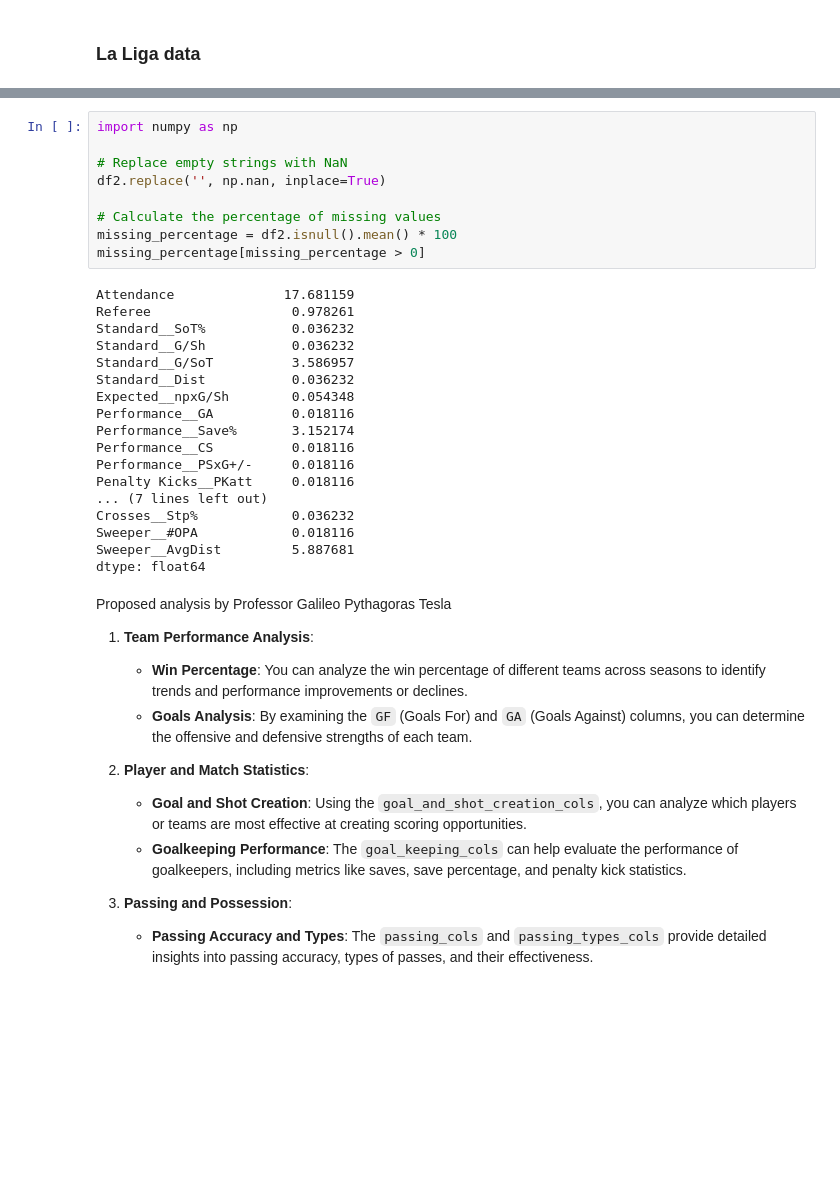
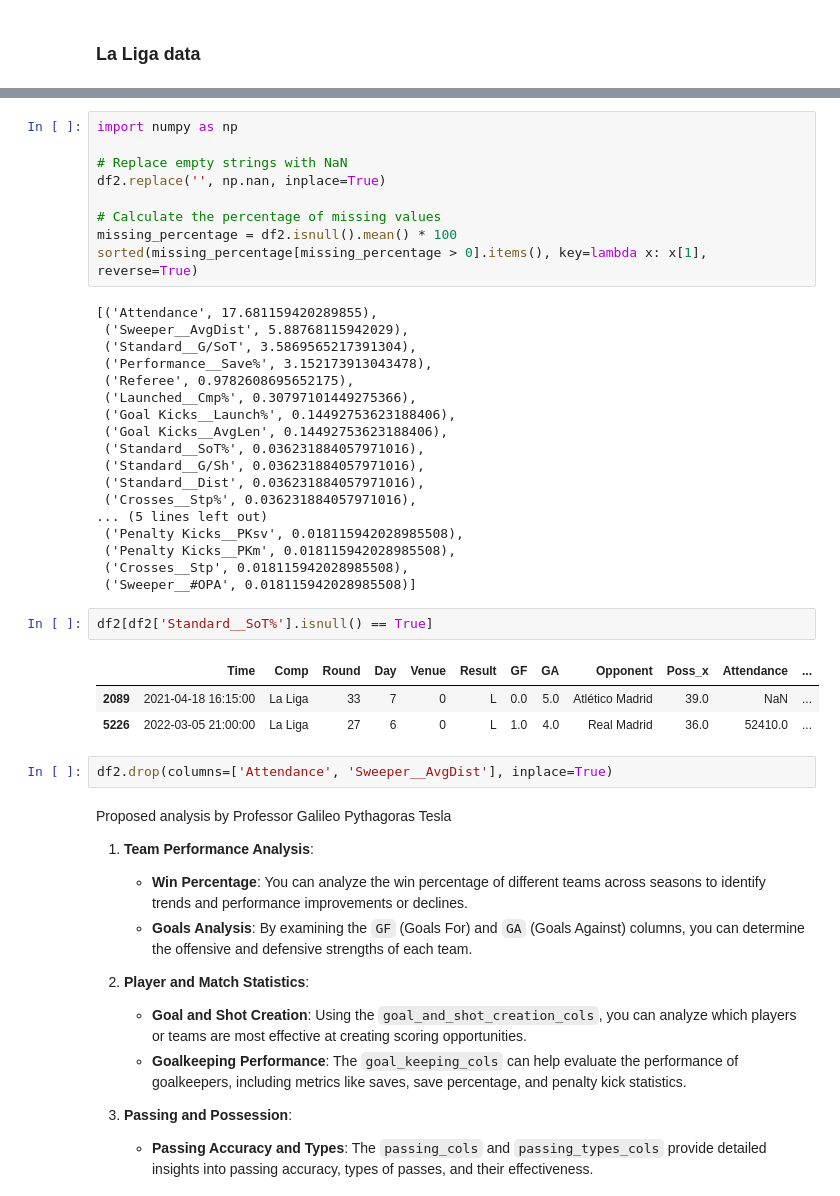
Before and after one commit to DSAI-Creator/Football-Match-Prediction, a Jupyter notebook: src/eda/eda.ipynb, the cells around one changed output, grey strips where cells are left out. Drawn from its saved outputs; the diff is of its cells as text; blank space fills up the shorter version.

```diff
--- a/src/eda/eda.ipynb
+++ b/src/eda/eda.ipynb
@@ -167,25 +148,33 @@ df2.replace('', np.nan, inplace=True)
 
 # Calculate the percentage of missing values
 missing_percentage = df2.isnull().mean() * 100
-missing_percentage[missing_percentage > 0]
+sorted(missing_percentage[missing_percentage > 0].items(), key=lambda x: x[1], reverse=True)
 # %% [output]
-Attendance              17.681159
-Referee                  0.978261
-Standard__SoT%           0.036232
-Standard__G/Sh           0.036232
-Standard__G/SoT          3.586957
-Standard__Dist           0.036232
-Expected__npxG/Sh        0.054348
-Performance__GA          0.018116
-Performance__Save%       3.152174
-Performance__CS          0.018116
-Performance__PSxG+/-     0.018116
-Penalty Kicks__PKatt     0.018116
-... (7 lines left out)
-Crosses__Stp%            0.036232
-Sweeper__#OPA            0.018116
-Sweeper__AvgDist         5.887681
-dtype: float64
+[('Attendance', 17.681159420289855),
+ ('Sweeper__AvgDist', 5.88768115942029),
+ ('Standard__G/SoT', 3.5869565217391304),
+ ('Performance__Save%', 3.152173913043478),
+ ('Referee', 0.9782608695652175),
+ ('Launched__Cmp%', 0.30797101449275366),
+ ('Goal Kicks__Launch%', 0.14492753623188406),
+ ('Goal Kicks__AvgLen', 0.14492753623188406),
+ ('Standard__SoT%', 0.036231884057971016),
+ ('Standard__G/Sh', 0.036231884057971016),
+ ('Standard__Dist', 0.036231884057971016),
+ ('Crosses__Stp%', 0.036231884057971016),
+... (5 lines left out)
+ ('Penalty Kicks__PKsv', 0.018115942028985508),
+ ('Penalty Kicks__PKm', 0.018115942028985508),
+ ('Crosses__Stp', 0.018115942028985508),
+ ('Sweeper__#OPA', 0.018115942028985508)]
+# %%
+df2[df2['Standard__SoT%'].isnull() == True]
+# %% [output]
+|  | Time | Comp | Round | Day | Venue | Result | GF | GA | Opponent | Poss_x | Attendance | ... |
+| 2089 | 2021-04-18 16:15:00 | La Liga | 33 | 7 | 0 | L | 0.0 | 5.0 | Atlético Madrid | 39.0 | NaN | ... |
+| 5226 | 2022-03-05 21:00:00 | La Liga | 27 | 6 | 0 | L | 1.0 | 4.0 | Real Madrid | 36.0 | 52410.0 | ... |
+# %%
+df2.drop(columns=['Attendance', 'Sweeper__AvgDist'], inplace=True)
 # %% [markdown]
 Proposed analysis by Professor Galileo Pythagoras Tesla
 
```
Also changed, not shown: parts of 23 cells of this notebook.
